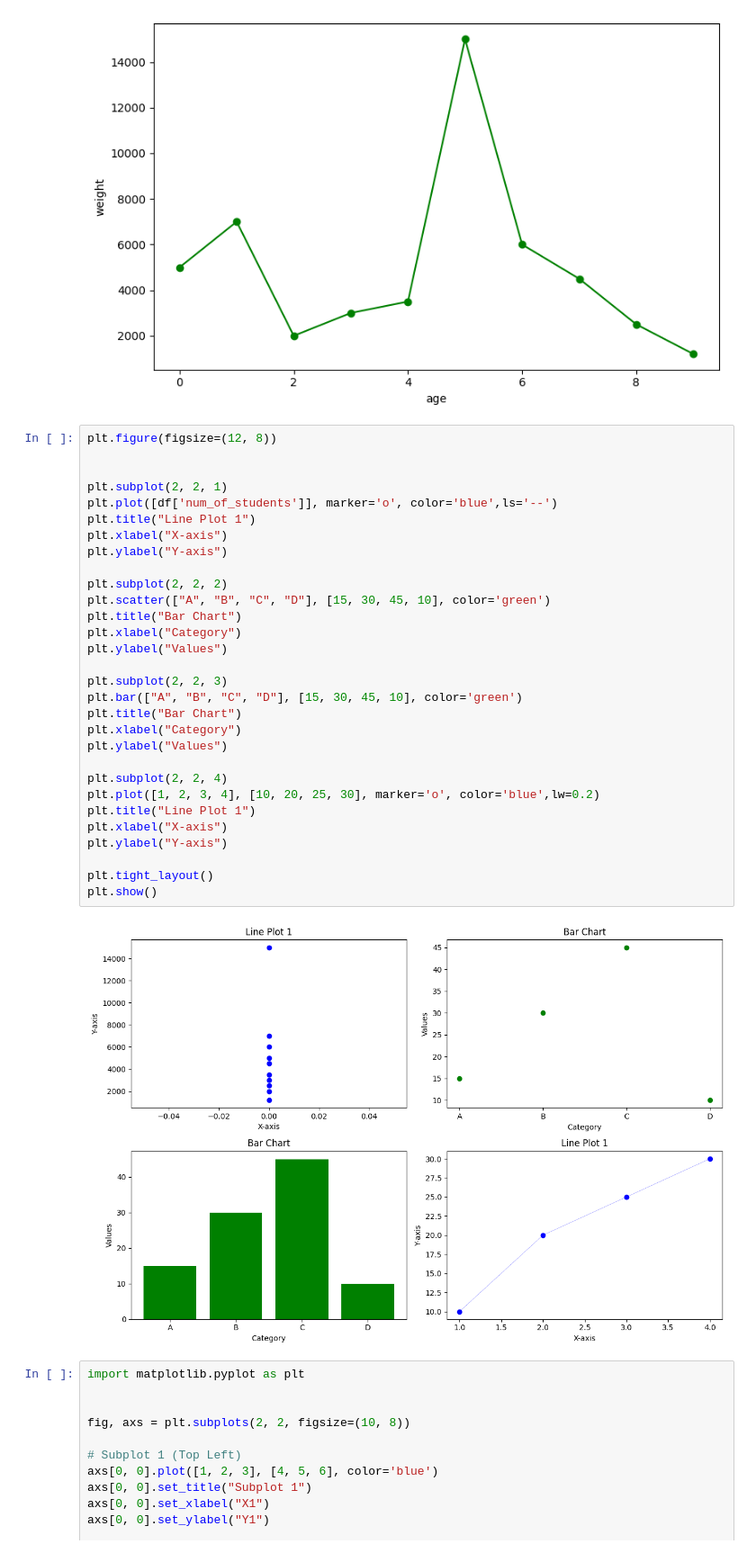
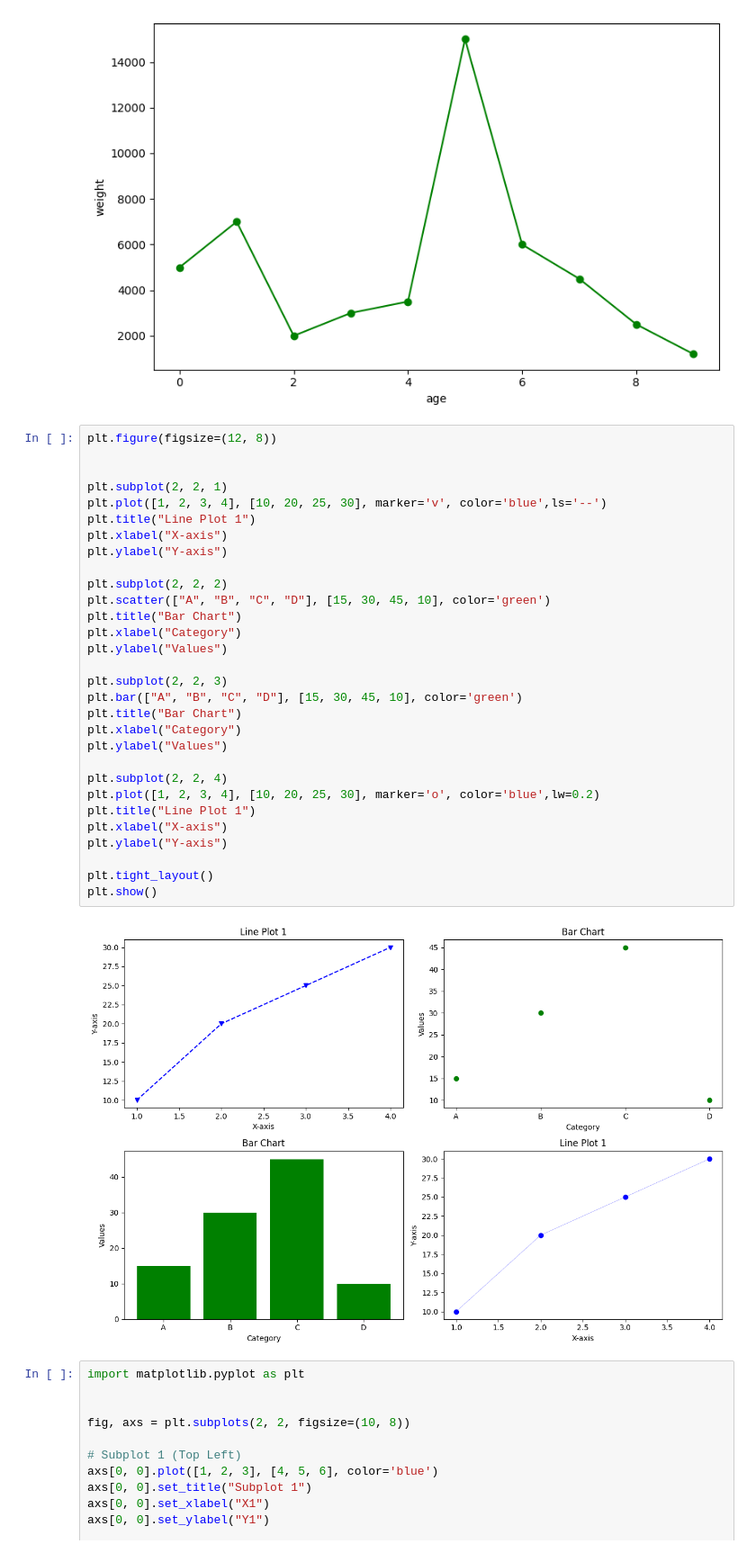
Before and after one commit to gurudattamanpreet/Practice, a Jupyter notebook: Shiv_Concept_Class.ipynb, the cells around one changed output. Shown at 90% size. Cells and saved outputs as stored; diff of their text form.

```diff
--- a/Shiv_Concept_Class.ipynb
+++ b/Shiv_Concept_Class.ipynb
@@ -689,35 +689,35 @@ plt.show()
 # %%
 plt.figure(figsize=(12, 8))
 
 
 plt.subplot(2, 2, 1)
-plt.plot([df['num_of_students']], marker='o', color='blue',ls='--')
+plt.plot([1, 2, 3, 4], [10, 20, 25, 30], marker='v', color='blue',ls='--')
 plt.title("Line Plot 1")
 plt.xlabel("X-axis")
 plt.ylabel("Y-axis")
 
 plt.subplot(2, 2, 2)
 plt.scatter(["A", "B", "C", "D"], [15, 30, 45, 10], color='green')
 plt.title("Bar Chart")
 plt.xlabel("Category")
 plt.ylabel("Values")
 
 plt.subplot(2, 2, 3)
 plt.bar(["A", "B", "C", "D"], [15, 30, 45, 10], color='green')
 plt.title("Bar Chart")
 plt.xlabel("Category")
 plt.ylabel("Values")
 
 plt.subplot(2, 2, 4)
 plt.plot([1, 2, 3, 4], [10, 20, 25, 30], marker='o', color='blue',lw=0.2)
 plt.title("Line Plot 1")
 plt.xlabel("X-axis")
 plt.ylabel("Y-axis")
 
 plt.tight_layout()
 plt.show()
 # %% [output]
-[figure, old version]
+[figure, new version]
 # %%
 import matplotlib.pyplot as plt
 
```
